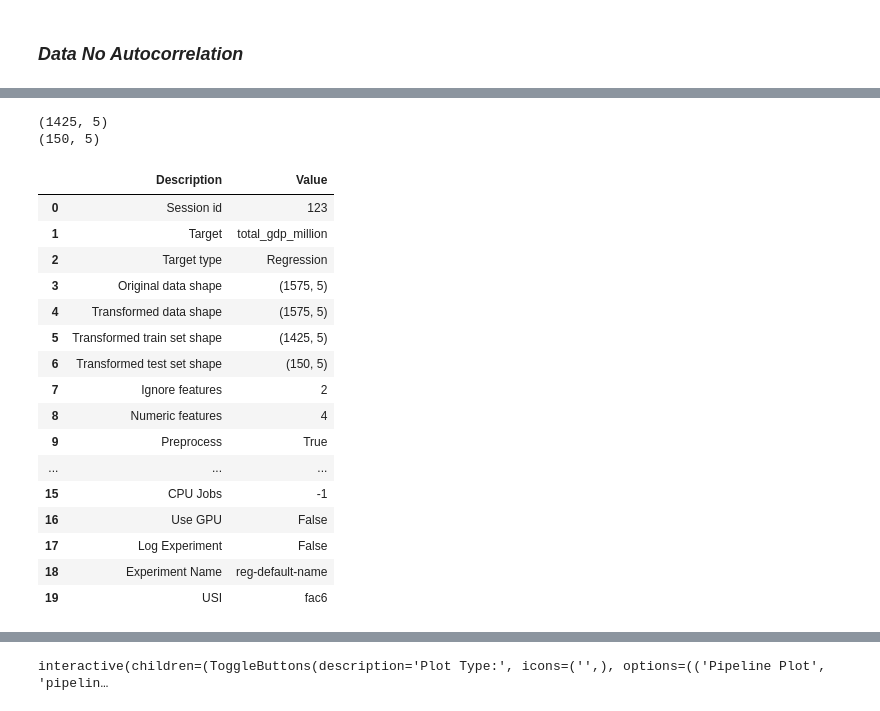
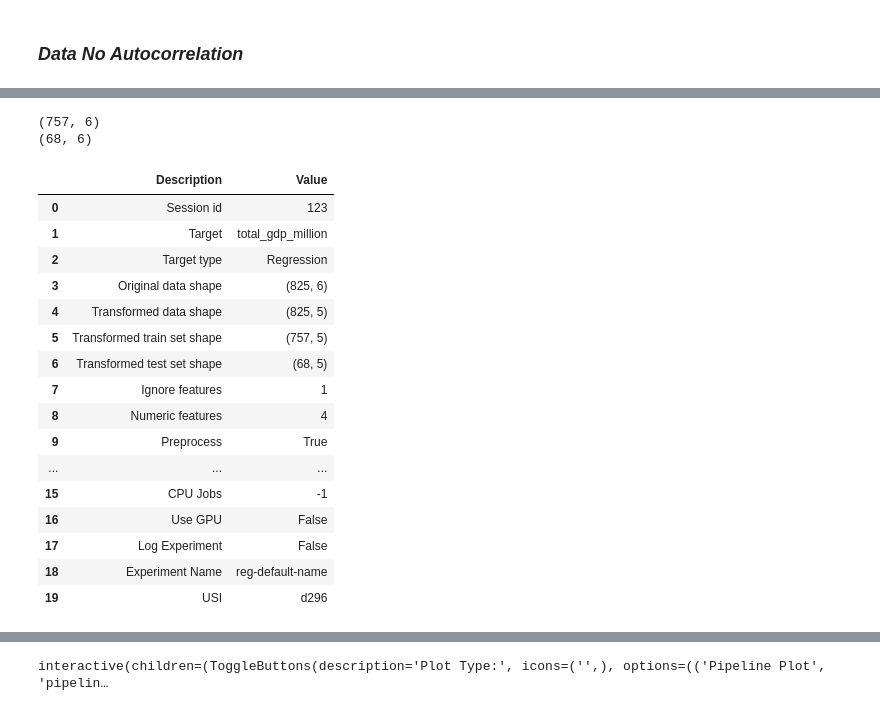
Before and after one commit to SantiagoGS97/Proyecto, a Jupyter notebook: Proyecto.ipynb, the cells around one changed output, grey strips where cells are left out. Saved outputs shown, nothing was run; the diff lists cells and outputs as text; code cells hidden in the pictures.

```diff
--- a/Proyecto.ipynb
+++ b/Proyecto.ipynb
@@ -329,0 +385,17 @@ ECI = SARIMAX(Data_final.ECI,order=(1,2,2)).fit()
+# %%
+n =  10
+pais_unico = list(set(Data_final['Pais_x']))
+PIB = []
+Data_no_auto = pd.DataFrame()
+for x in range(len(set(Data_final['Pais_x']))):
+    PIB.append(resagos(Data_final,columnas = ['total_gdp_million','ECI'],n=n,pais=pais_unico[x]))
+Data_no_auto = pd.concat(PIB,ignore_index= True)
+# Data_no_auto[Data_no_auto['Pais']=='Slovenia']
+# Data_no_auto
+data_glob = Data_no_auto.copy()
+data_glob['Año'] = ["".join([str(data_glob.iloc[i,4]),"-01"]) for i in range(len(data_glob.Año))]
+data_glob = pd.pivot_table(data_glob,index='Año',values=['total_gdp_million','Poblacion','ECI'],aggfunc='sum').reset_index()
+data_glob['Time'] = pd.to_datetime(data_glob['Año'])
+data_glob = data_glob.sort_values(by='Time')
+fig = px.line(data_glob, x="Time", y=["total_gdp_million"], template = 'plotly_dark')
+fig.show()
@@ -463,7 +567,7 @@ Data_final
 # %%
-std.fit(Data_final[['total_gdp_million']])
-Data_final['total_gdp_million']= std.transform(Data_final[['total_gdp_million']])
-std.fit(Data_final[['Poblacion']])
-Data_final['Poblacion']= std.transform(Data_final[['Poblacion']])
-Data_final
+std.fit(Data_no_auto[['total_gdp_million']])
+Data_no_auto['total_gdp_million']= std.transform(Data_no_auto[['total_gdp_million']])
+std.fit(Data_no_auto[['Poblacion']])
+Data_no_auto['Poblacion']= std.transform(Data_no_auto[['Poblacion']])
+Data_no_auto
 # %% [output]
@@ -483,25 +587,25 @@ Data_final
 # %%
-train = Data_final[Data_final['año_x'] < 2019]
-test = Data_final[Data_final['año_x'] >= 2019]
+train = Data_no_auto[Data_no_auto['Año'] < 2019]
+test = Data_no_auto[Data_no_auto['Año'] >= 2019]
 print(train.shape)
 print(test.shape)
 # %% [output]
-(1425, 5)
-(150, 5)
+(757, 6)
+(68, 6)
 # %%
 B = setup(data = train, test_data = test,target ='total_gdp_million',fold_strategy = 'timeseries',
-          ignore_features=['Pais_x','Seires'],fold = 3, session_id = 123,
+          ignore_features=['Pais'],fold = 2, session_id = 123,
           data_split_shuffle=False,fold_shuffle=False)
 # %% [output]
 |  | Description | Value |
 | 0 | Session id | 123 |
 | 1 | Target | total_gdp_million |
 | 2 | Target type | Regression |
-| 3 | Original data shape | (1575, 5) |
-| 4 | Transformed data shape | (1575, 5) |
-| 5 | Transformed train set shape | (1425, 5) |
-| 6 | Transformed test set shape | (150, 5) |
-| 7 | Ignore features | 2 |
+| 3 | Original data shape | (825, 6) |
+| 4 | Transformed data shape | (825, 5) |
+| 5 | Transformed train set shape | (757, 5) |
+| 6 | Transformed test set shape | (68, 5) |
+| 7 | Ignore features | 1 |
 | 8 | Numeric features | 4 |
 | 9 | Preprocess | True |
 | ... | ... | ... |
@@ -509,7 +613,7 @@ B = setup(data = train, test_data = test,target ='total_gdp_million',fold_strate
 | 16 | Use GPU | False |
 | 17 | Log Experiment | False |
 | 18 | Experiment Name | reg-default-name |
-| 19 | USI | fac6 |
+| 19 | USI | d296 |
 # %%
 best_auto = compare_models()
 # %% [output]
```
Also changed, not shown: parts of 34 cells of this notebook, 1 other file.
